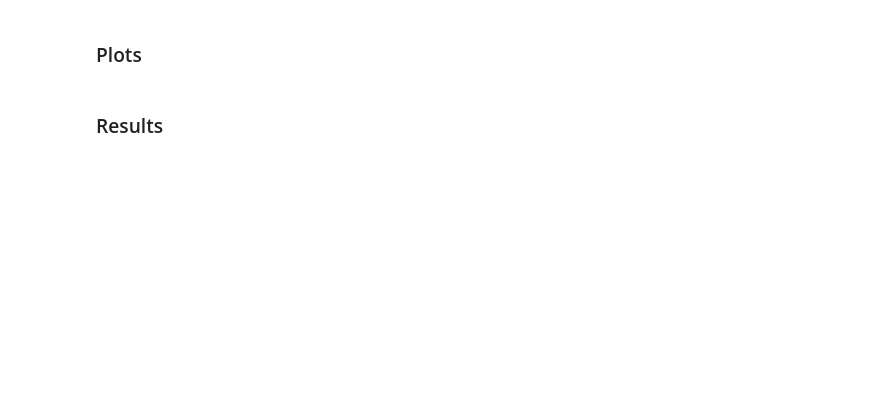
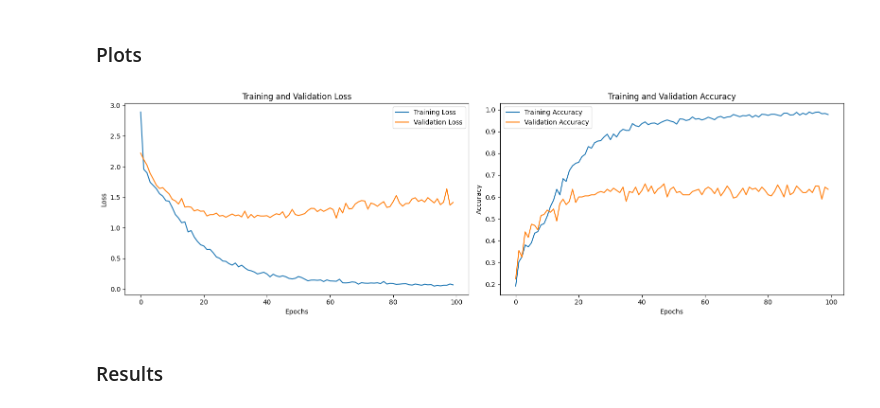
Before and after one commit to nikhilnair31/SpectroTune---Genre-Classifier, a Jupyter notebook: trainer.ipynb, the cells around one changed output. Drawn from its saved outputs; the diff is of its cells as text; code cells hidden in the pictures; blank space fills up the shorter version.

```diff
--- a/trainer.ipynb
+++ b/trainer.ipynb
@@ -48,7 +57,7 @@ IMG_WIDTH = 150
 IMG_CHANNELS = 3
 BATCH_SIZE = 128
 NUM_CLASSES = 10
-EPOCHS = 30
+EPOCHS = 100
 
 # Paths
 data_dir = "/content/drive/MyDrive/Colab Notebooks/2. Fall/AML/Data/spectrogram_images/genres_original"
@@ -201,14 +138,12 @@ class Net_Minimal(nn.Module):
 # %% [markdown]
 ### Model Training
 # %%
-# Create an instance of the model and move it to the GPU
 model = Net_Simple().to(device)
+model.train()
 
-# Define the optimizer and the loss function
+criterion = nn.CrossEntropyLoss()
 optimizer = optim.Adam(model.parameters(), lr=0.0001)
-criterion = nn.CrossEntropyLoss()
 
-# Before the training loop
 train_losses = []
 train_accuracies = []
 val_losses = []
@@ -279,26 +229,36 @@ KeyboardInterrupt: ignored
 torch.save(model.state_dict(), r"/content/drive/MyDrive/Colab Notebooks/2. Fall/AML/Model/simple_model.pth")
 # %% [markdown]
 ### Plots
+# %%
+# Ensure all tensors are moved to CPU and detached if necessary
+train_losses = [x.cpu().detach() if isinstance(x, torch.Tensor) else x for x in train_losses]
+validation_losses = [x.cpu().detach() if isinstance(x, torch.Tensor) else x for x in val_losses]
+train_accuracies = [x.cpu().detach() if isinstance(x, torch.Tensor) else x for x in train_accuracies]
+validation_accuracies = [x.cpu().detach() if isinstance(x, torch.Tensor) else x for x in val_accuracies]
 # %%
-# Plots for training and validation losses
-plt.figure(figsize=(10, 5))
-plt.title("Training and Validation Loss")
-plt.plot(val_losses, label="Validation")
-plt.plot(train_losses, label="Training")
-plt.xlabel("Epochs")
-plt.ylabel("Loss")
+# Plot training and validation loss
+plt.figure(figsize=(16, 5))
+plt.subplot(1, 2, 1)
+plt.plot(train_losses, label='Training Loss')
+plt.plot(validation_losses, label='Validation Loss')
+plt.title('Training and Validation Loss')
+plt.xlabel('Epochs')
+plt.ylabel('Loss')
 plt.legend()
+
+# Plot training and validation accuracy
+plt.subplot(1, 2, 2)
+plt.plot(train_accuracies, label='Training Accuracy')  # Convert tensors to floats
+plt.plot(validation_accuracies, label='Validation Accuracy')  # Convert tensors to floats
+plt.title('Training and Validation Accuracy')
+plt.xlabel('Epochs')
+plt.ylabel('Accuracy')
+plt.legend()
+
+plt.tight_layout()
 plt.show()
-
-# Plots for training and validation accuracies
-plt.figure(figsize=(10, 5))
-plt.title("Training and Validation Accuracy")
-plt.plot(val_accuracies, label="Validation")
-plt.plot(train_accuracies, label="Training")
-plt.xlabel("Epochs")
-plt.ylabel("Accuracy")
-plt.legend()
-plt.show()
+# %% [output]
+[figure, added]
 # %% [markdown]
 ### Results
 # %%
```
Also changed, not shown: parts of 8 cells of this notebook.
